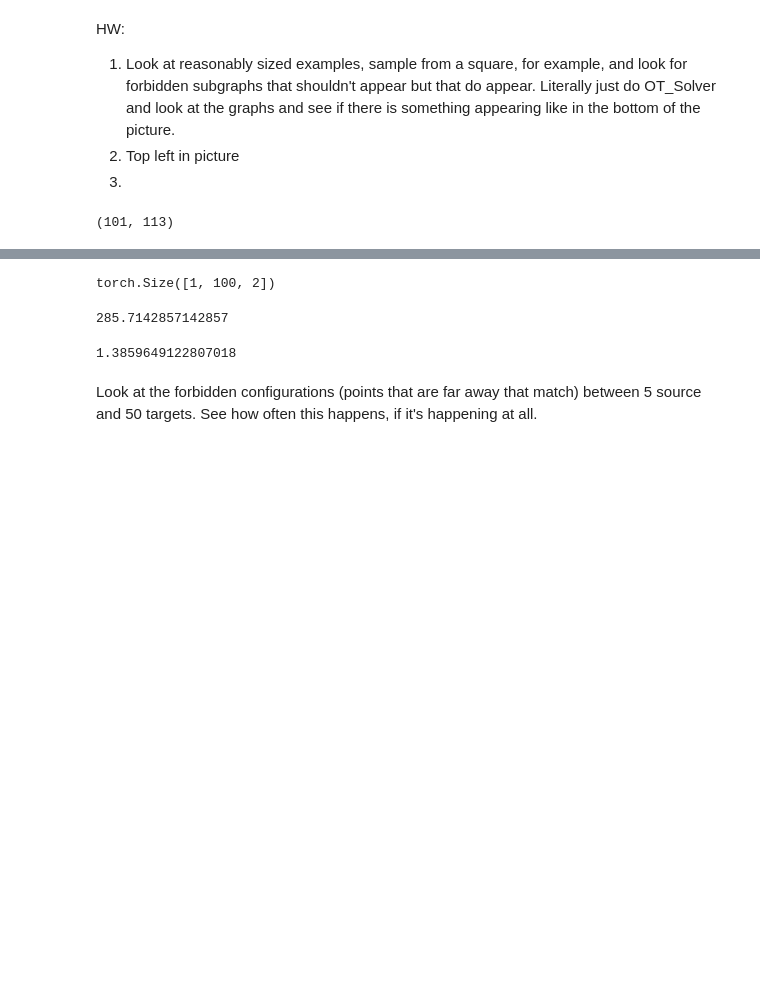
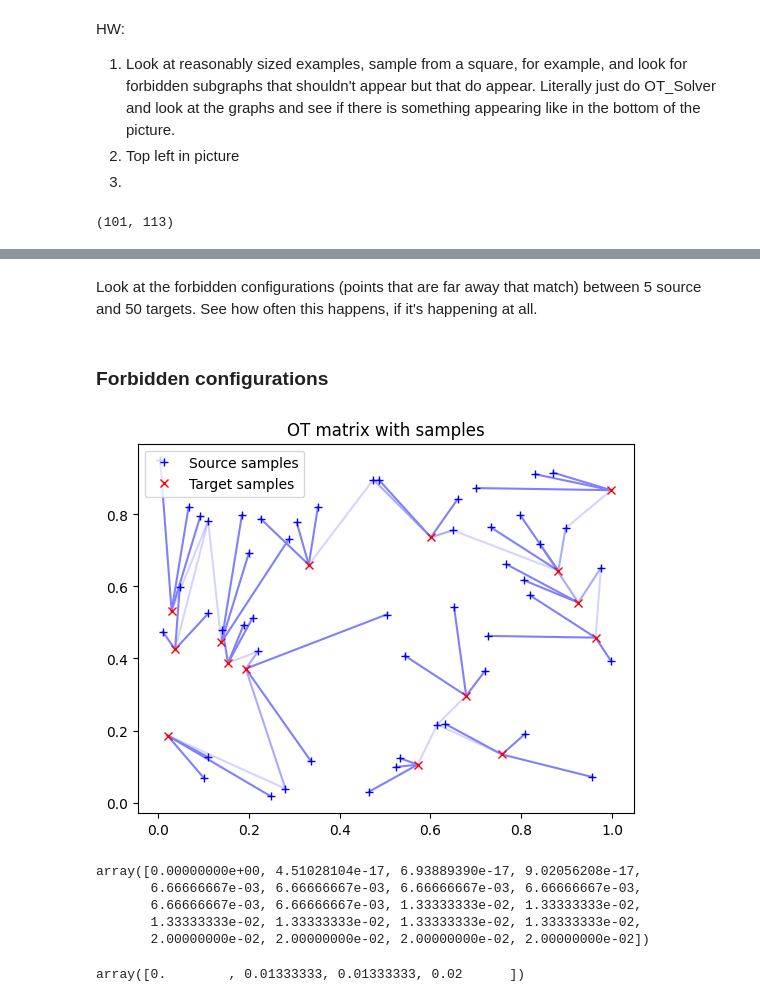
Before and after one commit to abjohnson117/OT_research, a Jupyter notebook: OT_match_stats.ipynb, the cells around one changed output, grey strips where cells are left out. Saved outputs shown, nothing was run; the diff lists cells and outputs as text; code cells hidden in the pictures; blank space fills up the shorter version.

Commit message:
Looking for forbidden subgraphs

```diff
--- a/OT_match_stats.ipynb
+++ b/OT_match_stats.ipynb
@@ -311,14 +284,24 @@ torch.Size([100, 100, 2])
-# %%
-Xp.size()
-# %% [output]
-torch.Size([1, 100, 2])
-# %%
-2000/7
-# %% [output]
-285.7142857142857
-# %%
-79/57
-# %% [output]
-1.3859649122807018
 # %% [markdown]
 Look at the forbidden configurations (points that are far away that match) between 5 source and 50 targets. See how often this happens, if it's happening at all.
+# %% [markdown]
+### Forbidden configurations
+# %%
+m = 15
+n = 50
+P = np.random.rand(n, 2)
+Q = np.random.rand(m, 2)
+G0 = OT_solver(P,Q,m,n,fig_1=False,fig_3=False,fig_4=True)
+# %% [output]
+[figure, added]
+# %%
+np.unique(G0)
+# %% [output]
+array([0.00000000e+00, 4.51028104e-17, 6.93889390e-17, 9.02056208e-17,
+       6.66666667e-03, 6.66666667e-03, 6.66666667e-03, 6.66666667e-03,
+       6.66666667e-03, 6.66666667e-03, 1.33333333e-02, 1.33333333e-02,
+       1.33333333e-02, 1.33333333e-02, 1.33333333e-02, 1.33333333e-02,
+       2.00000000e-02, 2.00000000e-02, 2.00000000e-02, 2.00000000e-02])
+# %%
+np.unique(G0[:,0])
+# %% [output]
+array([0.        , 0.01333333, 0.01333333, 0.02      ])
```
Also changed, not shown: parts of 7 cells of this notebook, 1 other file.
